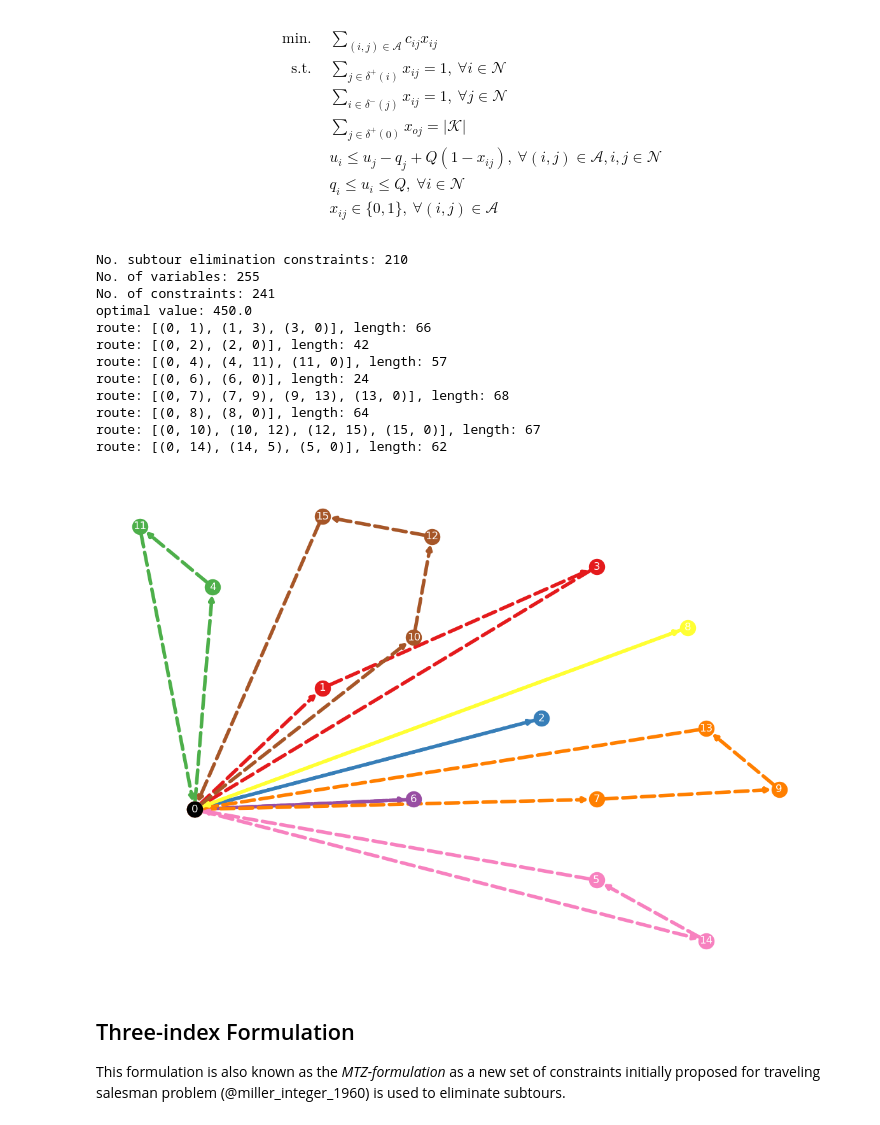
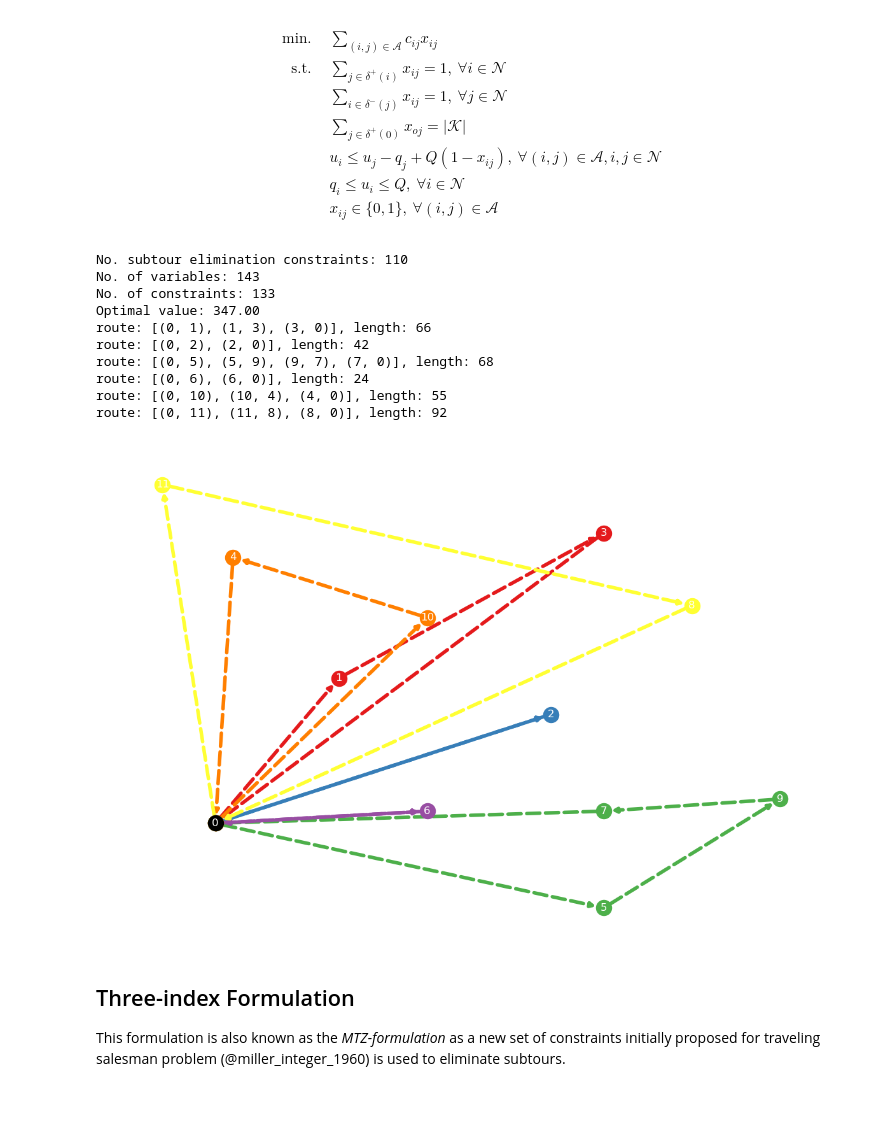
Before and after one commit to kunlei/python-ortools-notes, a Jupyter notebook: ip-cvrp.ipynb, the cells around one changed output. Saved outputs shown, nothing was run; the diff lists cells and outputs as text; code cells hidden in the pictures.

```diff
--- a/ip-cvrp.ipynb
+++ b/ip-cvrp.ipynb
@@ -486,18 +472,0 @@ Note that the routes are different from the ones in @fig-cvrp-p-n16-k6-sol but t
-# %%
-#| code-fold: true
-#| label: fig-cvrp-two-index-sol
-#| fig-cap: Optimal routes found by the two-index formulation
-locations = {
-    node.id: (node.x_coord, node.y_coord)
-    for node in nodes
-}
-
-edges = []
-vehicle_idx = 0
-for route in routes:
-    for arc in route:
-        edges.append((arc[0], arc[1], {'vehicle': str(vehicle_idx)}))
-    vehicle_idx += 1
-edges
-
-show_vehicle_routes(locations, edges)
@@ -850,25 +839,23 @@ class Cvrp2:
         show_vehicle_routes(locations, edges)
 # %%
 cvrp2 = Cvrp2(CvrpDataCenter())
-cvrp2.read_instance("./data/cvrp/P-n16-k8.vrp")
+cvrp2.read_instance("./data/cvrp/P-n16-k8-mini.vrp")
 cvrp2.build_model()
 cvrp2.show_model_summary()
 cvrp2.optimize()
 cvrp2.show_opt_routes()
 # %% [output]
-No. subtour elimination constraints: 210
-No. of variables: 255
-No. of constraints: 241
-optimal value: 450.0
+No. subtour elimination constraints: 110
+No. of variables: 143
+No. of constraints: 133
+Optimal value: 347.00
 route: [(0, 1), (1, 3), (3, 0)], length: 66
 route: [(0, 2), (2, 0)], length: 42
-route: [(0, 4), (4, 11), (11, 0)], length: 57
+route: [(0, 5), (5, 9), (9, 7), (7, 0)], length: 68
 route: [(0, 6), (6, 0)], length: 24
-route: [(0, 7), (7, 9), (9, 13), (13, 0)], length: 68
-route: [(0, 8), (8, 0)], length: 64
-route: [(0, 10), (10, 12), (12, 15), (15, 0)], length: 67
-route: [(0, 14), (14, 5), (5, 0)], length: 62
+route: [(0, 10), (10, 4), (4, 0)], length: 55
+route: [(0, 11), (11, 8), (8, 0)], length: 92
-[figure, old version]
+[figure, new version]
 # %% [markdown]
 ## Three-index Formulation
 
```
Also changed, not shown: parts of 17 cells of this notebook, 1 other file.
